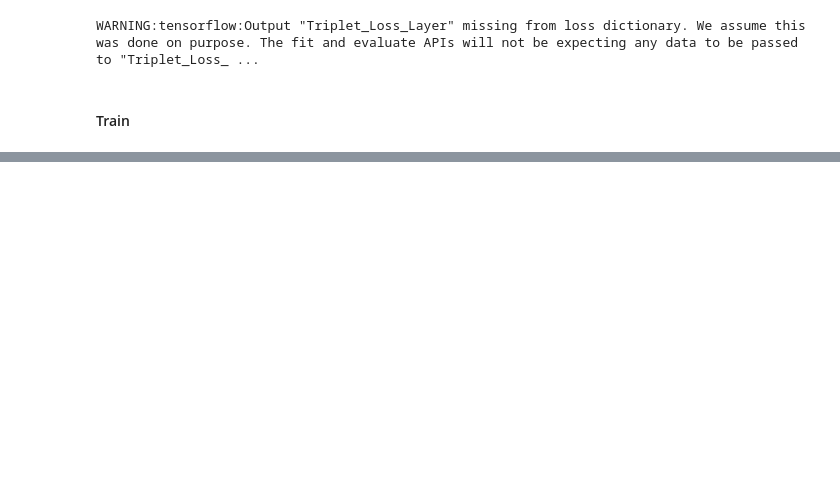
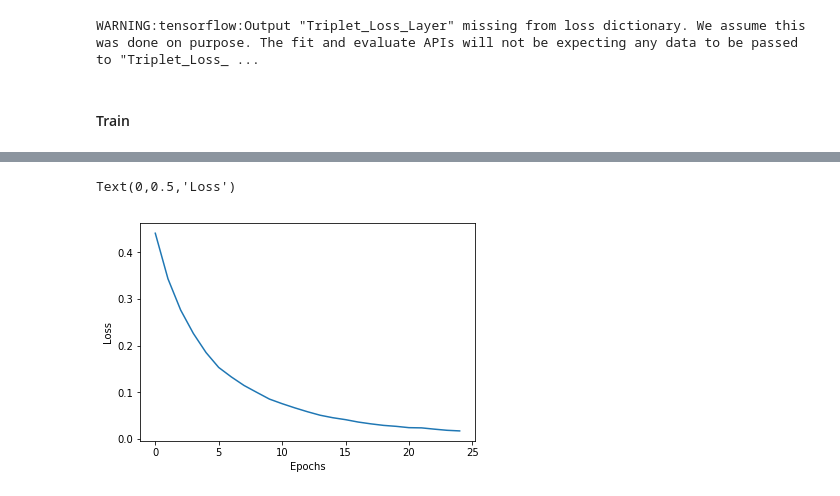
Before and after one commit to Omairss/covid-target-finder, a Jupyter notebook: modeling/Alternate Models - Siamese.ipynb, the cells around one changed output, grey strips where cells are left out. Drawn from its saved outputs; the diff is of its cells as text; code cells hidden in the pictures; blank space fills up the shorter version.

```diff
--- a/modeling/Alternate Models - Siamese.ipynb
+++ b/modeling/Alternate Models - Siamese.ipynb
@@ -591,0 +954,7 @@ KeyboardInterrupt:
+# %%
+plt.plot(losses)
+plt.xlabel('Epochs')
+plt.ylabel('Loss')
+# %% [output]
+Text(0,0.5,'Loss')
+[figure, added]
```
Also changed, not shown: parts of 64 cells of this notebook, 16 other files.
